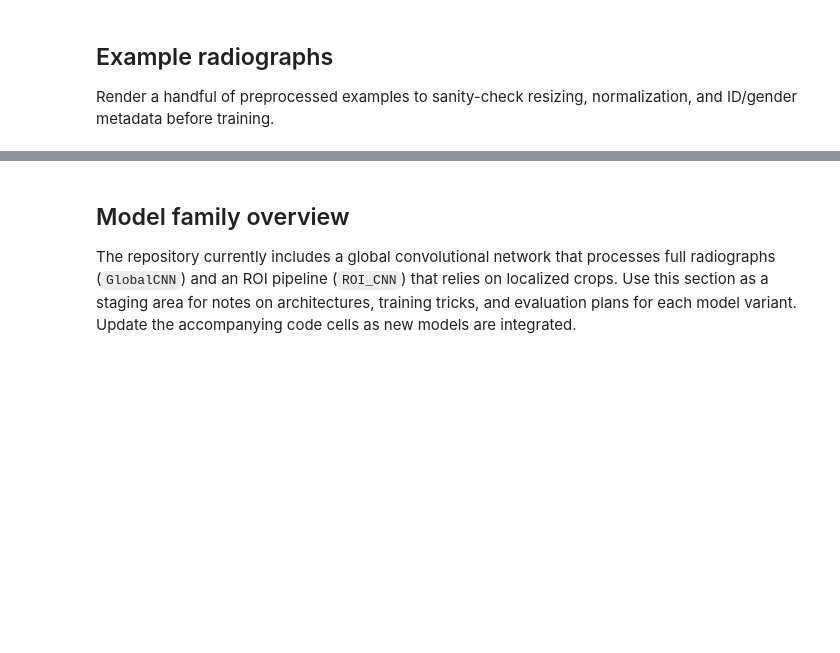
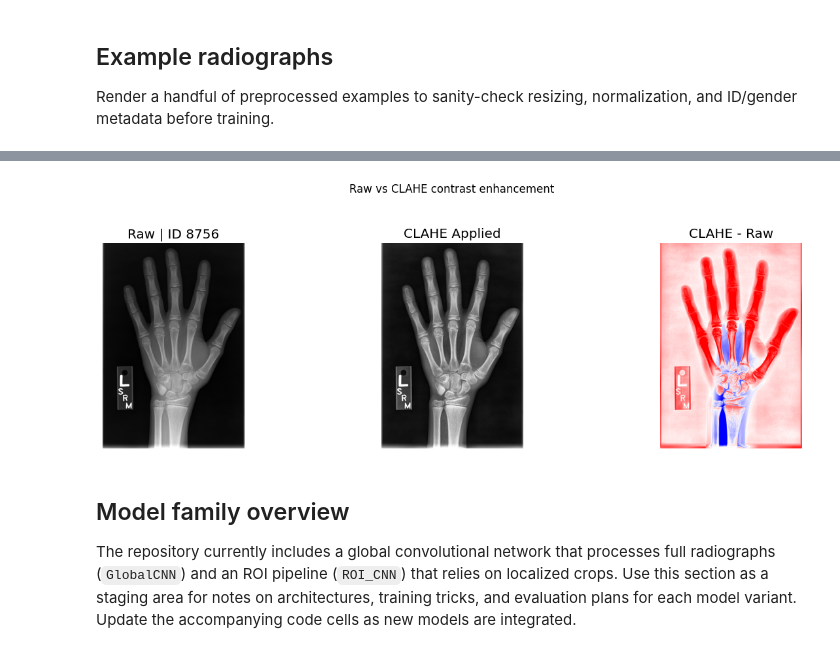
Before and after one commit to ztutar/HDA_Project, a Jupyter notebook: BoneAgePrediction.ipynb, the cells around one changed output, grey strips where cells are left out. Cells and saved outputs as stored; diff of their text form; code cells hidden in the pictures; blank space fills up the shorter version.

```diff
--- a/BoneAgePrediction.ipynb
+++ b/BoneAgePrediction.ipynb
@@ -310,3 +218,33 @@ plt.show()
+# %%
+from BAP.utils.dataset_loader import apply_clahe, id_to_path, read_csv_labels, read_image_grayscale
+
+rows = read_csv_labels(str(data_root / "train.csv"))
+id_map = id_to_path(str(data_root / "train"))
+sample = random.choice(rows)
+image_id = sample["image_id"]
+image_path = id_map[image_id]
+
+raw = read_image_grayscale(tf.constant(image_path))
+clahe_img = apply_clahe(raw)
+
+raw_np = tf.squeeze(raw, axis=-1).numpy()
+clahe_np = tf.squeeze(clahe_img, axis=-1).numpy()
+difference = np.clip(clahe_np - raw_np, -1.0, 1.0)
+
+fig, axes = plt.subplots(1, 3, figsize=(14, 4))
+axes[0].imshow(raw_np, cmap="gray")
+axes[0].set_title(f"Raw | ID {image_id}")
+axes[1].imshow(clahe_np, cmap="gray")
+axes[1].set_title("CLAHE Applied")
+axes[2].imshow(difference, cmap="bwr", vmin=-0.2, vmax=0.2)
+axes[2].set_title("CLAHE - Raw")
+for ax in axes:
+    ax.axis("off")
+fig.suptitle("Raw vs CLAHE contrast enhancement", y=1.05)
+plt.tight_layout()
+plt.show()
+# %% [output]
+[figure, new version]
 # %% [markdown]
 ## Model family overview
 The repository currently includes a global convolutional network that processes full radiographs (`GlobalCNN`) and an ROI pipeline (`ROI_CNN`) that relies on localized crops. Use this section as a staging area for notes on architectures, training tricks, and evaluation plans for each model variant. Update the accompanying code cells as new models are integrated.
```
Also changed, not shown: parts of 10 cells of this notebook, 5 other files.
